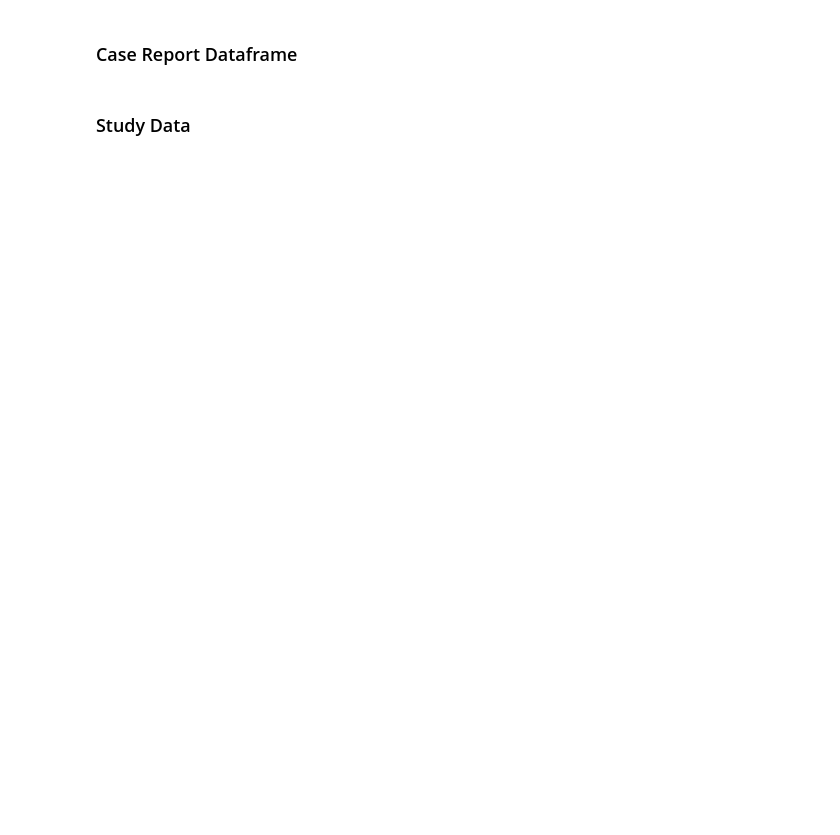
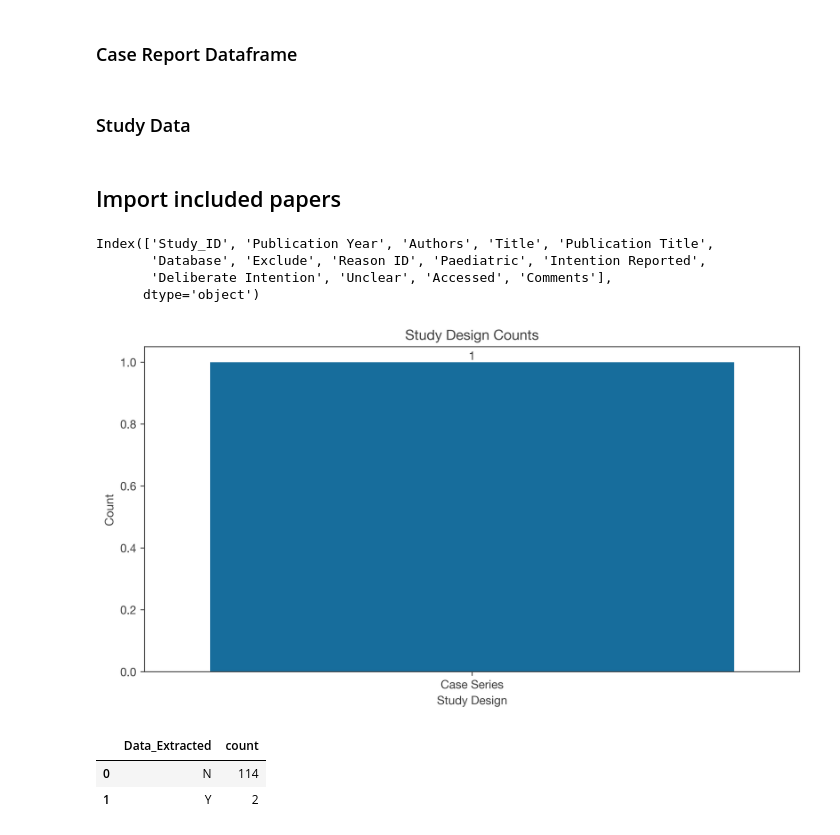
Before and after one commit to jackgedge/iifo_systematic_review, a Jupyter notebook: msc_code/notebooks/06-data_extraction.ipynb, the cells around one changed output. Drawn from its saved outputs; the diff is of its cells as text; code cells hidden in the pictures; blank space fills up the shorter version.

```diff
--- a/msc_code/notebooks/06-data_extraction.ipynb
+++ b/msc_code/notebooks/06-data_extraction.ipynb
@@ -47,3 +45,5 @@ study_data_columns = [
     "Comments"
     ""
 ]
+# %% [markdown]
+## Import included papers
@@ -49,0 +60,7 @@ study_data_columns = [
+# %%
+ft_start.columns
+# %% [output]
+Index(['Study_ID', 'Publication Year', 'Authors', 'Title', 'Publication Title',
+       'Database', 'Exclude', 'Reason ID', 'Paediatric', 'Intention Reported',
+       'Deliberate Intention', 'Unclear', 'Accessed', 'Comments'],
+      dtype='object')
@@ -49,0 +101,29 @@ study_data_columns = [
+# %%
+import_path = os.path.join(RAW_DATA_DIR, 'data_extraction')
+study_data = pd.read_excel('/'.join([RAW_DATA_DIR, 'data_extraction', 'data_extraction_start.xlsx']))
+# %%
+plot_data = study_data['Study_Design'].value_counts().reset_index()
+plot_data.columns = ['Study Design', 'Count']
+plt.figure(figsize=(10, 5))
+ax = sns.barplot(data=plot_data, x='Study Design', y='Count', palette='colorblind')
+
+# Set title and labels
+ax.set(title='Study Design Counts', xlabel='Study Design', ylabel='Count')
+
+# Add labels to the top of each bar
+for p in ax.patches:
+    ax.annotate(f'{int(p.get_height())}',
+                (p.get_x() + p.get_width() / 2., p.get_height()),
+                ha='center', va='bottom')
+plt.savefig('/'.join([FIG_DIR, "study_design_barplot.png"]), format='png', dpi=300)
+# Show plot
+plt.show()
+# %% [output]
+[figure, added]
+# %%
+data_extraction_progess = study_data['Data_Extracted'].value_counts().reset_index()
+data_extraction_progess
+# %% [output]
+|  | Data_Extracted | count |
+| 0 | N | 114 |
+| 1 | Y | 2 |
```
Also changed, not shown: parts of 4 cells of this notebook, 26 other files.
